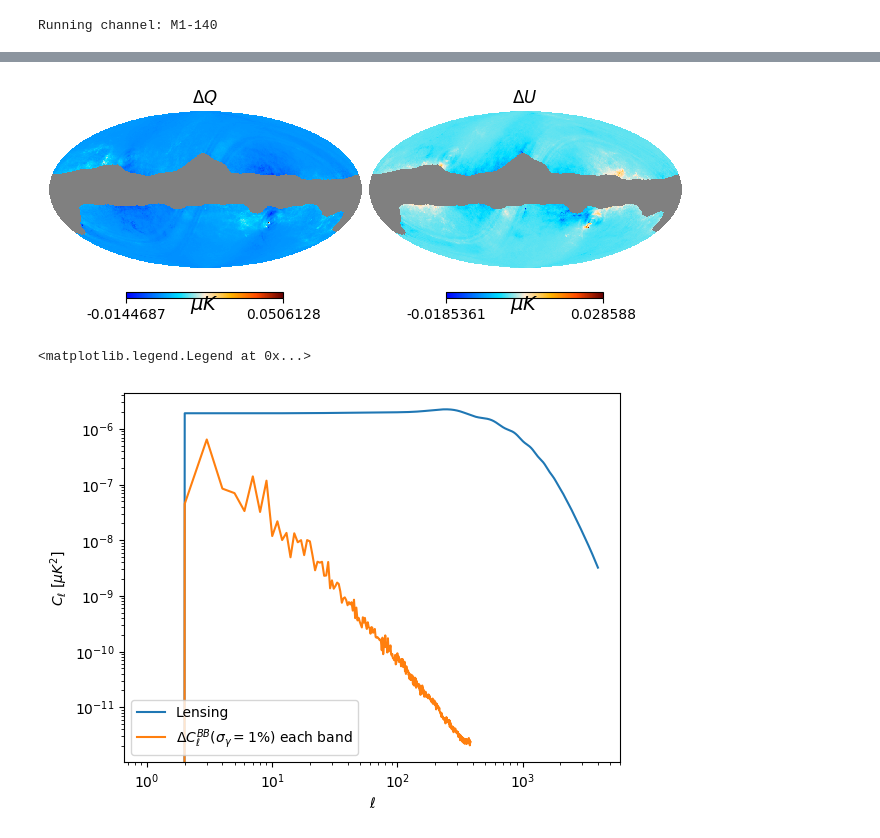
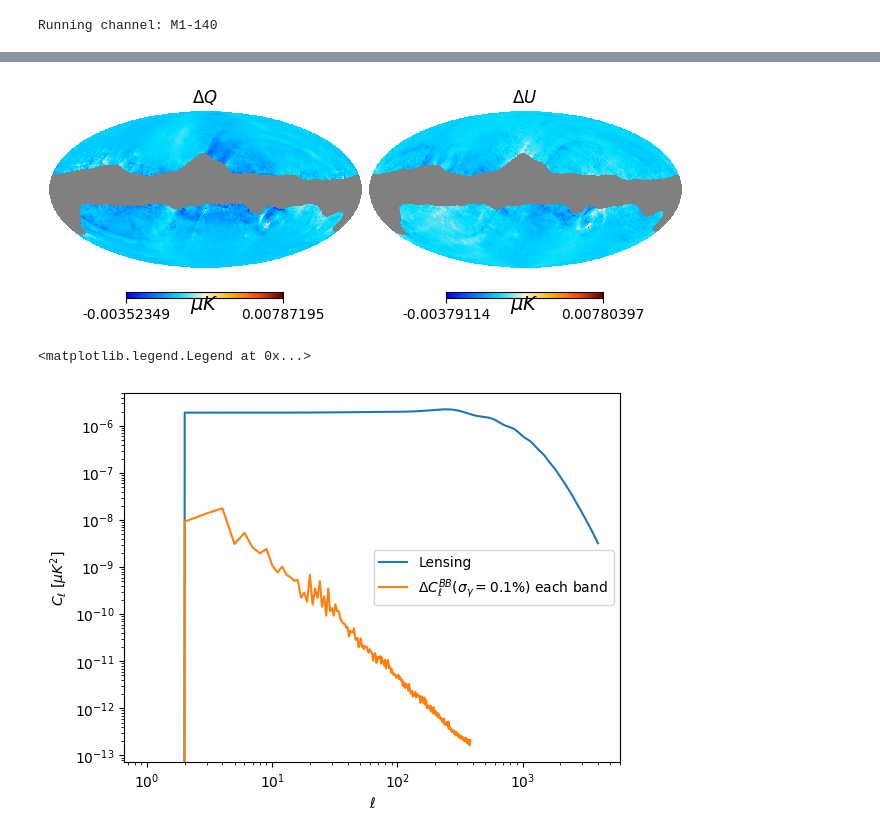
Before and after one commit to yusuke-takase/SBM, a Jupyter notebook: notebooks/bandpass_mismatch.ipynb, the cells around one changed output, grey strips where cells are left out. Drawn from its saved outputs; the diff is of its cells as text; code cells hidden in the pictures.

```diff
--- a/notebooks/bandpass_mismatch.ipynb
+++ b/notebooks/bandpass_mismatch.ipynb
@@ -32,8 +32,11 @@ cmap = sbm.get_cmap()
 sim_channels = sbm.channel_list
 np.random.seed(123)
 
-gamma_T_list = [1.019031716035418, 1.0426732981603957]  # [dust, synch] for top
-gamma_B_list = [1.0130868422025714, 1.048540936388469]  # [dust, synch] for bottom
+gamma_T_list = [1.019031716035418, 1.0426732981603957]
+gamma_B_list = [1.0130868422025714, 1.048540936388469]
+
+gamma_T_list = [1.006, 1.0]
+gamma_B_list = [1.0, 1.0]
 
 channel = "M1-140"
 detector_name = "001_003_030_00A_" + channel[3:] + "_T"
@@ -51,7 +54,7 @@ Mbsparams = lbs.MbsParameters(
     gaussian_smooth=False,
     bandpass_int=False,
     nside=sf.nside,
-    units="K_CMB",
+    units="uK_CMB",
     maps_in_ecliptic=False,
 )
 ch_info = lbs.FreqChannelInfo.from_imo(
@@ -65,10 +68,8 @@ mbs = lbs.Mbs(
 )
 map_info = mbs.run_all()[0]
 fgs = mbs.generate_fg()[0]
-dust = fgs[fg_models[0]][0][0]
-synch = fgs[fg_models[1]][0][0]
-components = [dust, synch]
 
+component_tmaps = [fgs[fg_models[0]][0,0], fgs[fg_models[1]][0,0]]
 temp = map_info[channel][0]
 pol = map_info[channel][1] + 1j * map_info[channel][2]
 
@@ -78,10 +79,9 @@ signal_field = sbm.SignalFields.bandpass_mismatch_field(
     pol,
     gamma_T_list,
     gamma_B_list,
-    components,
+    component_tmaps,
 )
 output_map = sf.map_make(signal_field, show_eq=False)
 residual = output_map - map_info[channel]
-residual *= 1e6
 # %% [output]
 Running channel: M1-140
@@ -105,7 +131,7 @@ hp.mollview(
 # %%
 syst = sbm.Systematics()
 freq_maps = []
-
+freq_maps_res = []
 for channel in sbm.channel_list:
     config = sbm.Configlation(imo, channel)
     config.mdim = 2
@@ -125,13 +151,13 @@ for channel in sbm.channel_list:
     detectors = ch_info.detector_names
 
     gamma_T = np.random.normal(
-        loc=1.0, scale=0.01, size=[len(detectors), len(fg_models)]
+        loc=1.0, scale=0.001, size=[len(detectors), len(fg_models)]
     )
     gamma_B = np.random.normal(
-        loc=1.0, scale=0.01, size=[len(detectors), len(fg_models)]
+        loc=1.0, scale=0.001, size=[len(detectors), len(fg_models)]
     )
 
-    syst.set_bandpass_mismatch(detectors, gamma_T, gamma_B, components)
+    syst.set_bandpass_mismatch(detectors, gamma_T, gamma_B)
 
     output, inputmap = sbm.sim_bandpass_mismatch(
         config,
@@ -139,4 +165,5 @@ for channel in sbm.channel_list:
         Mbsparams,
     )
     freq_maps.append(output)
-freq_maps = np.array(freq_maps) * 1e6
+    freq_maps_res.append(output - inputmap)
+freq_maps = np.array(freq_maps)
@@ -175,18 +234,16 @@ cl_res = hp.anafast(compsep_res)
 hp.mollview(compsep_res[1], title="$\Delta Q$", cmap=cmap, unit="$\mu K$", sub=(1, 2, 1))
 hp.mollview(compsep_res[2], title="$\Delta U$", cmap=cmap, unit="$\mu K$", sub=(1, 2, 2))
 # %% [output]
-[figure, old version]
+[figure, new version]
 # %%
-cl = sbm.load_fiducial_cl(r=0)
-
 plt.loglog(cl[2], label="Lensing")
-plt.loglog(cl_res[2], label=r"$\Delta C_\ell^{BB} (\sigma_\gamma=1\%)$ each band")
+plt.loglog(cl_res[2], label=r"$\Delta C_\ell^{BB} (\sigma_\gamma=0.1\%)$ each band")
 plt.xlabel("$\ell$")
 plt.ylabel("$C_{\ell}$ [$\mu K^2$]")
 plt.legend()
 # %% [output]
 <matplotlib.legend.Legend at 0x...>
-[figure, old version]
+[figure, new version]
 # %%
 data = sbm.forecast(cl_res[2], fsky=0.6, lmax=191)
 print("Δr = ", data["delta_r"])
```
Also changed, not shown: parts of 8 cells of this notebook, 2 other files.
